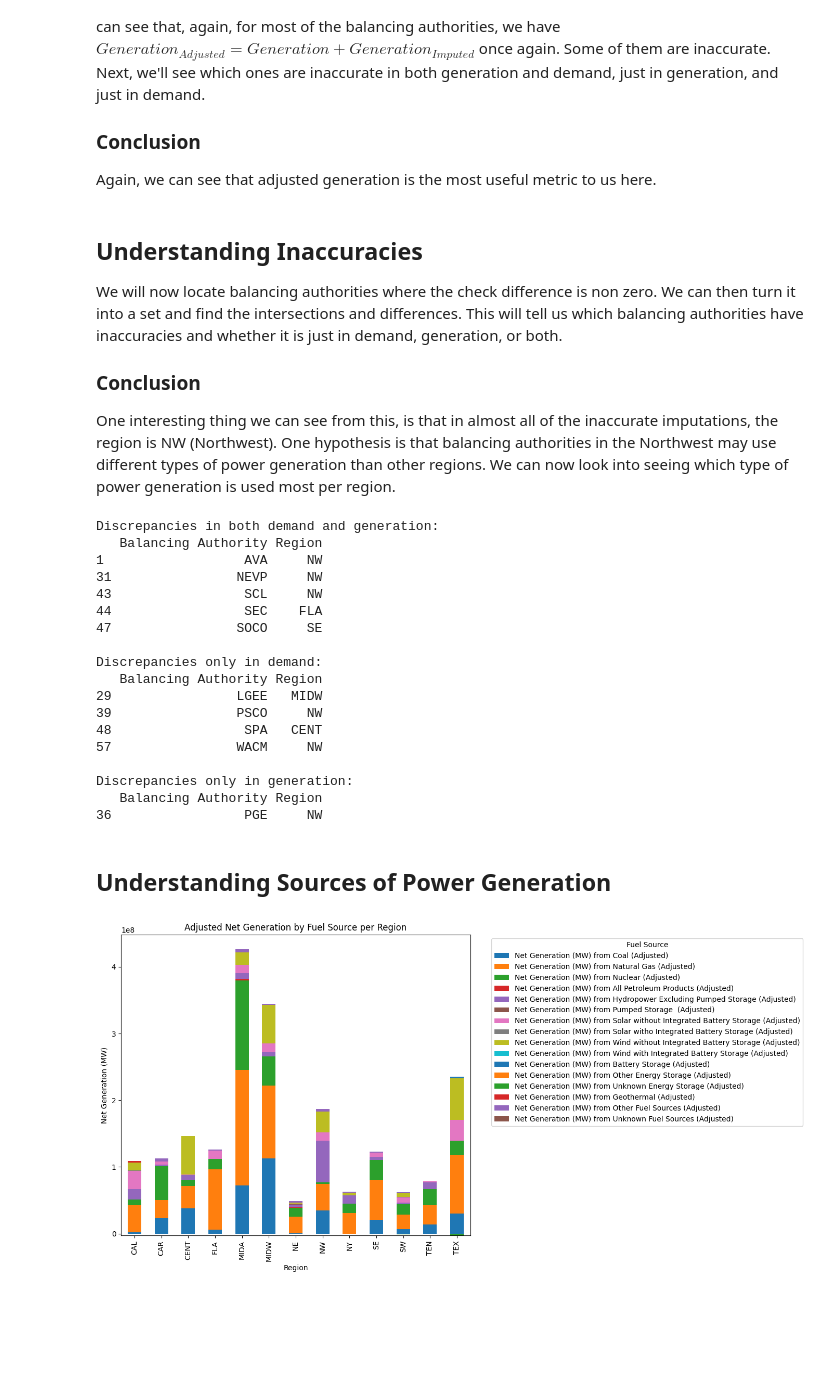
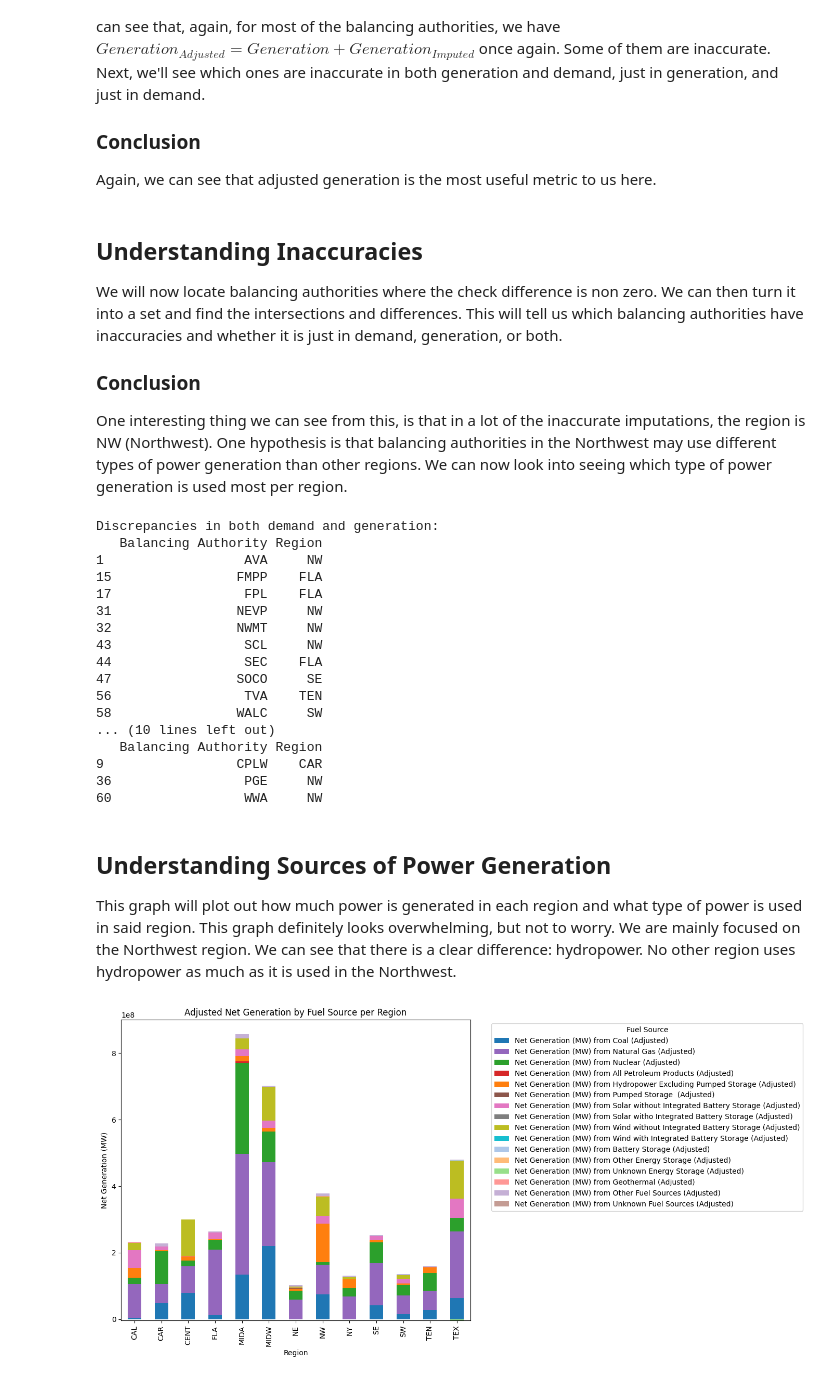
Before and after one commit to Michaelsaju1/AIPI510_Module_Project_1, a Jupyter notebook: power_grid_analysis.ipynb, the cells around one changed output. Drawn from its saved outputs; the diff is of its cells as text; code cells hidden in the pictures; blank space fills up the shorter version.

```diff
--- a/power_grid_analysis.ipynb
+++ b/power_grid_analysis.ipynb
@@ -29,8 +32,16 @@ for key, value in files.items():
 
 Our first step is to understand the data and read the rows and columns that exist. We need to explore and understand what all of the columns actually mean before we can work with the data.
 # %%
-filename = "EIA930_BALANCE_2025_Jan_Jun.csv"
-df = pd.read_csv(filename)
+df1 = pd.read_csv("EIA930_BALANCE_2024_Jul_Dec.csv")
+df2 = pd.read_csv("EIA930_BALANCE_2025_Jan_Jun.csv")
+
+# Concat both dataframes
+df = pd.concat([df1, df2], ignore_index=True)
+
+df["UTC Time at End of Hour"] = pd.to_datetime(df["UTC Time at End of Hour"])
+
+print(df["UTC Time at End of Hour"].min(), "to", df["UTC Time at End of Hour"].max())
+
 print(df.columns)
 
 df.head(10)
@@ -193,7 +204,7 @@ generation_df.to_csv("generation_comparison.csv", index=False)
 We will now locate balancing authorities where the check difference is non zero. We can then turn it into a set and find the intersections and differences. This will tell us which balancing authorities have inaccuracies and whether it is just in demand, generation, or both.
 
 ### Conclusion
-One interesting thing we can see from this, is that in almost all of the inaccurate imputations, the region is NW (Northwest). One hypothesis is that balancing authorities in the Northwest may use different types of power generation than other regions. We can now look into seeing which type of power generation is used most per region.
+One interesting thing we can see from this, is that in a lot of the inaccurate imputations, the region is NW (Northwest). One hypothesis is that balancing authorities in the Northwest may use different types of power generation than other regions. We can now look into seeing which type of power generation is used most per region.
 # %%
 def show_with_region(df, ba_list):
     return df[df["Balancing Authority"].isin(ba_list)][["Balancing Authority", "Region"]]
@@ -223,38 +234,70 @@ print(show_with_region(generation_df, only_gen))
 Discrepancies in both demand and generation:
    Balancing Authority Region
 1                  AVA     NW
+15                FMPP    FLA
+17                 FPL    FLA
 31                NEVP     NW
+32                NWMT     NW
 43                 SCL     NW
 44                 SEC    FLA
 47                SOCO     SE
-
-Discrepancies only in demand:
+56                 TVA    TEN
+58                WALC     SW
+... (10 lines left out)
    Balancing Authority Region
-29                LGEE   MIDW
-39                PSCO     NW
-48                 SPA   CENT
-57                WACM     NW
-
-Discrepancies only in generation:
-   Balancing Authority Region
+9                 CPLW    CAR
 36                 PGE     NW
+60                 WWA     NW
 # %% [markdown]
 ## Understanding Sources of Power Generation
+
+This graph will plot out how much power is generated in each region and what type of power is used in said region. This graph definitely looks overwhelming, but not to worry. We are mainly focused on the Northwest region. We can see that there is a clear difference: hydropower. No other region uses hydropower as much as it is used in the Northwest.
 # %%
 adjusted_cols = [col for col in df.columns if "(Adjusted)" in col and "Net Generation (MW) from" in col]
 df[adjusted_cols] = df[adjusted_cols].fillna(0)
 gen_by_region = df.groupby("Region")[adjusted_cols].sum()
+custom_colors = [
+    "#1f77b4",
+    "#9467bd",
+    "#2ca02c",
+    "#d62728",
+    "#ff7f0e",
+    "#8c564b",
+    "#e377c2",
+    "#7f7f7f",
+    "#bcbd22",
+    "#17becf",
+    "#aec7e8",
+    "#ffbb78",
+    "#98df8a",
+    "#ff9896",
+    "#c5b0d5",
+    "#c49c94",
+    "#f7b6d2",
+    "#c7c7c7",
+    "#dbdb8d",
+    "#9edae5",
+]
 
+ax = gen_by_region.plot(
+    kind="bar",
+    stacked=True,
+    figsize=(14, 7),
+    color=custom_colors
+)
 
-ax = gen_by_region.plot(kind="bar", stacked=True, figsize=(14, 7))
 plt.title("Adjusted Net Generation by Fuel Source per Region")
 plt.ylabel("Net Generation (MW)")
 plt.xlabel("Region")
-plt.legend(title="Fuel Source", bbox_to_anchor=(1.05, 1), loc="upper left")
+plt.legend(
+    title="Fuel Source",
+    bbox_to_anchor=(1.05, 1),
+    loc="upper left"
+)
 plt.tight_layout()
 plt.show()
 # %% [output]
-[figure, old version]
+[figure, new version]
 # %% [markdown]
 ## Understanding the graph
 
```
Also changed, not shown: parts of 14 cells of this notebook, 3 other files.
